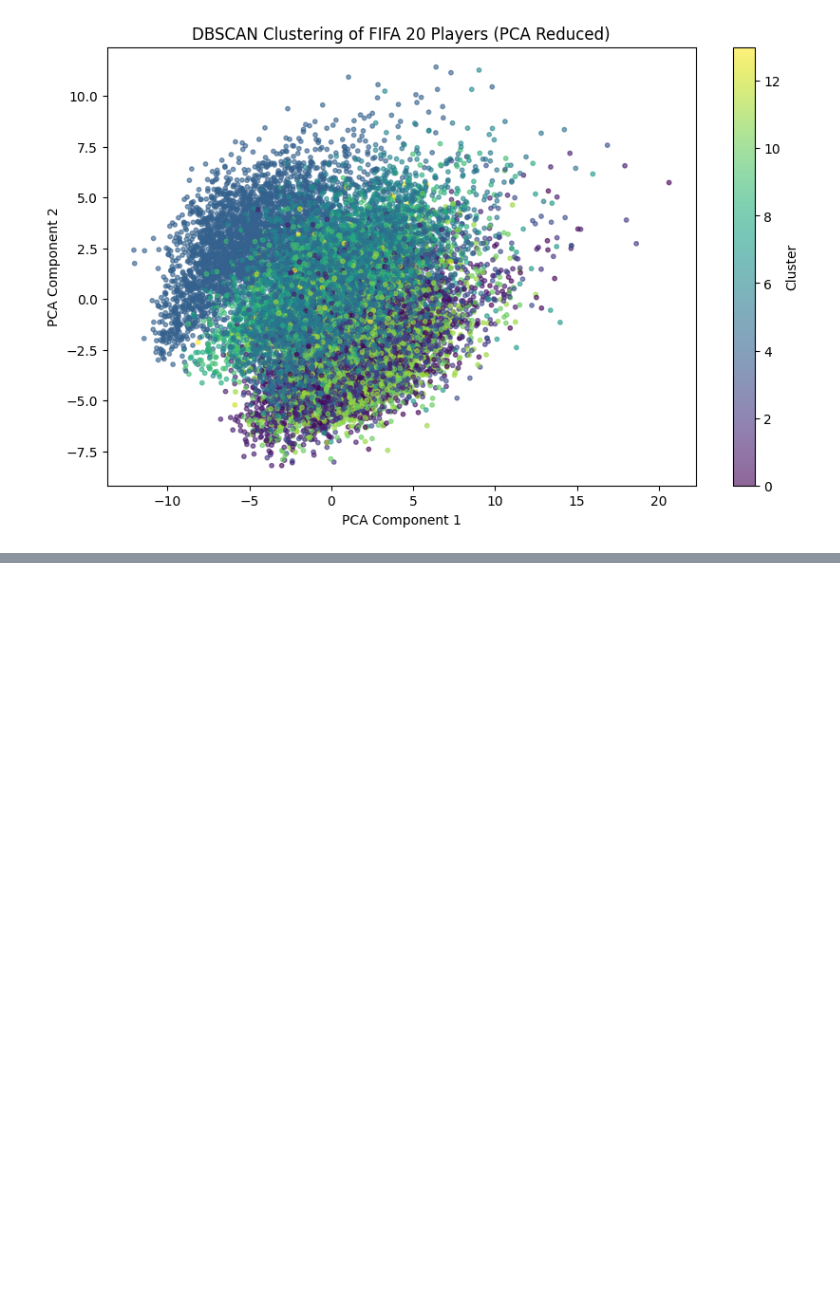
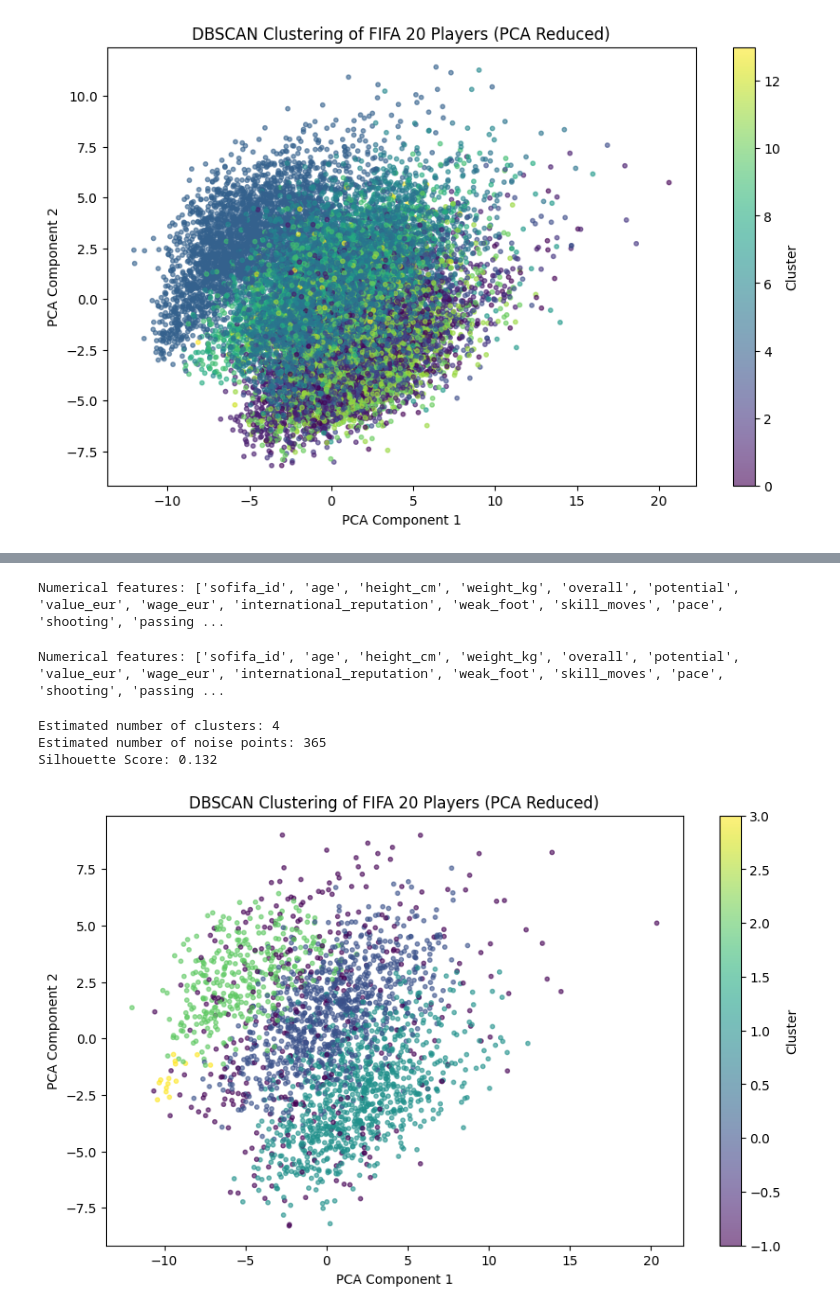
Before and after one commit to maxim-mat/DS-training, a Jupyter notebook: פרק 7 - אשכול/dbscan_exercise.ipynb, the cells around one changed output, grey strips where cells are left out. Saved outputs shown, nothing was run; the diff lists cells and outputs as text; code cells hidden in the pictures; blank space fills up the shorter version.

```diff
--- a/פרק 7 - אשכול/dbscan_exercise.ipynb
+++ b/פרק 7 - אשכול/dbscan_exercise.ipynb
@@ -258,0 +202,60 @@ plt.show()
+# %%
+labels = labels['label'].map(num_map)
+# %%
+data = pd.concat([players.reset_index(drop=True), labels.reset_index(drop=True)], axis=1)
+# %%
+sampled_df = data.sample(frac=0.15, random_state=4)
+# %%
+numerical_columns = sampled_df.select_dtypes(include=['int64', 'float64']).columns.tolist()
+
+print("Numerical features:", numerical_columns)
+
+sampled_numerical_players = sampled_df[numerical_columns]
+# %% [output]
+Numerical features: ['sofifa_id', 'age', 'height_cm', 'weight_kg', 'overall', 'potential', 'value_eur', 'wage_eur', 'international_reputation', 'weak_foot', 'skill_moves', 'pace', 'shooting', 'passing ...
+# %%
+numerical_columns = sampled_df.select_dtypes(include=['int64', 'float64']).columns.tolist()
+
+print("Numerical features:", numerical_columns)
+
+all_numerical_players = data[numerical_columns]
+# %% [output]
+Numerical features: ['sofifa_id', 'age', 'height_cm', 'weight_kg', 'overall', 'potential', 'value_eur', 'wage_eur', 'international_reputation', 'weak_foot', 'skill_moves', 'pace', 'shooting', 'passing ...
+# %%
+dataset = sampled_numerical_players[['attacking_finishing', 'shooting', 'passing','height_cm', 'weight_kg', 'overall', 'potential', 'label']]
+
+scaler = StandardScaler()
+X_scaled = scaler.fit_transform(dataset)
+
+scaler = StandardScaler()
+X_scaled_all = scaler.fit_transform(sampled_numerical_players)
+
+eps = 1
+min_samples = 5
+dbscan = DBSCAN(eps=eps, min_samples=min_samples)
+pred = dbscan.fit_predict(X_scaled)
+
+n_clusters = len(set(pred)) - (1 if -1 in pred else 0)
+n_noise = list(pred).count(-1)
+print(f'Estimated number of clusters: {n_clusters}')
+print(f'Estimated number of noise points: {n_noise}')
+
+if n_clusters > 1:
+    silhouette = silhouette_score(X_scaled, pred)
+    print(f'Silhouette Score: {silhouette:.3f}')
+
+pca = PCA(n_components=2)
+X_pca = pca.fit_transform(X_scaled_all)
+
+plt.figure(figsize=(10, 6))
+plt.scatter(X_pca[:, 0], X_pca[:, 1], c=pred, cmap='viridis', s=10, alpha=0.6)
+plt.title('DBSCAN Clustering of FIFA 20 Players (PCA Reduced)')
+plt.xlabel('PCA Component 1')
+plt.ylabel('PCA Component 2')
+plt.colorbar(label='Cluster')
+plt.show()
+# %% [output]
+Estimated number of clusters: 4
+Estimated number of noise points: 365
+Silhouette Score: 0.132
+[figure, added]
```
Also changed, not shown: parts of 10 cells of this notebook.
